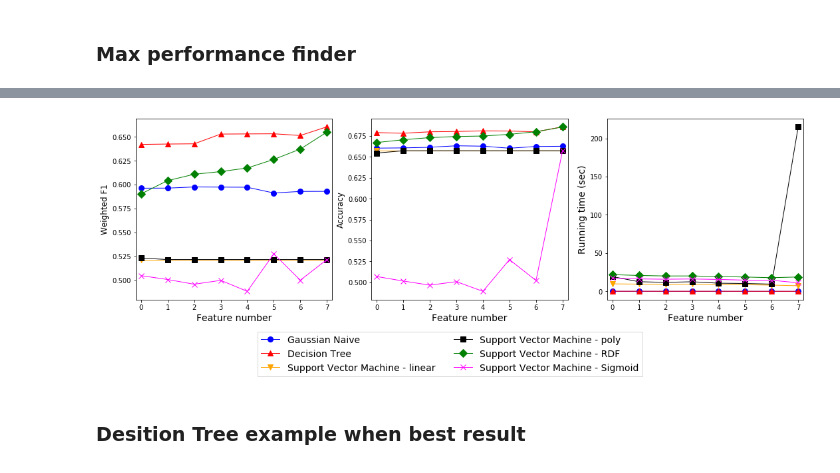
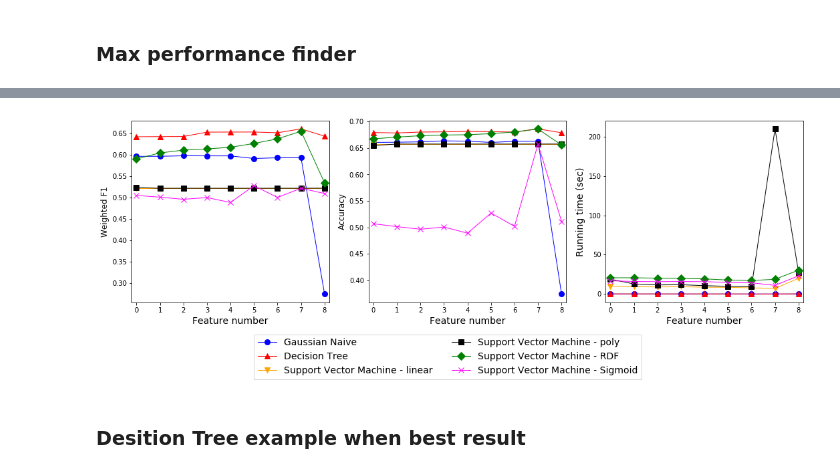
Before and after one commit to charliecarver/cosc247, a Jupyter notebook: testing/mingi/Mingi_playground_aggregation.ipynb, the cells around one changed output, grey strips where cells are left out. Saved outputs shown, nothing was run; the diff lists cells and outputs as text; code cells hidden in the pictures.

Commit message:
updated category variable

```diff
--- a/testing/mingi/Mingi_playground_aggregation.ipynb
+++ b/testing/mingi/Mingi_playground_aggregation.ipynb
@@ -216,5 +216,6 @@ array([[1., 0., 0., ..., 0., 0., 0.],
        [0., 0., 0., ..., 0., 0., 0.]])
 # %%
 genre_dummies = pd.get_dummies(df['root-genre'])
-genre_dummies
+df = df.join(genre_dummies)
+df
 # %% [output]
@@ -390,33 +492,4 @@ name = ["Gaussian Naive", "Decision Tree", "Support Vector Machine - linear",
 # %%
-# variable divide for training
-# ====================================
-# 1. feature extraction
-# with first-release-year
-training_feature_list = list()
-
-training_feature_0 = ["unixReviewTime", "price", "first-release-year", "salesRank", "helpful_transformed", "total_songs", "total_copurchase"]
-training_feature_1 = ["unixReviewTime", "price", "salesRank", "helpful_transformed", "total_songs", "total_copurchase"]
-training_feature_2 = ["unixReviewTime", "price", "salesRank", "helpful_transformed", "total_copurchase"]
-training_feature_3 = ["unixReviewTime", "price", "salesRank", "helpful_transformed", "total_songs"]
-training_feature_4 = ["unixReviewTime", "price", "salesRank", "helpful_transformed"]
-training_feature_5 = ["price", "salesRank", "helpful_transformed"]
-training_feature_6 = ["salesRank", "helpful_transformed"]
-training_feature_7 = ["helpful_transformed"]
-
-# index i for iteration
-training_feature_list = [training_feature_0, training_feature_1, training_feature_2, training_feature_3, training_feature_4, training_feature_5,
-                         training_feature_6, training_feature_7]
-# for short time just checking
-#training_feature_list = [training_feature_0, training_feature_1]
-
-# fixed
-result_feature = ['Target']
-dependent_variable = product_data[result_feature]
-f1_performance_comparison_dict = dict()
-acc_performance_comparison_dict = dict()
-runtime_performance_comparison_dict = dict()
-# ====================================
-
 for i, training_feature in enumerate(training_feature_list):
     independent_variable = product_data[training_feature]
     kfold = model_selection.KFold(n_splits=5, shuffle=True, random_state=42)
@@ -515,35 +588,35 @@ color_map =['blue',
 'orange',
 'black',
 'green',
 'magenta',
 'cadetblue',
 'chartreuse',
 'chocolate',
 'coral',
 'cornflowerblue',
 'deepskyblue',
 'limegreen']
-marker_list = ['o', '^', 'v', 's', 'D' , 'x']
+marker_list = ['o', '^', 'v', 's', 'D' , 'x', '*']
 
 for model_index in range(len(classifiers)):
     feature_type = []
     model_f1_preformance = []
     model_acc_preformance = []
     model_time_performance = []
     for key, val in f1_performance_comparison_dict.items():
         if int(key[1]) == int(model_index):
             feature_type.append(key[0])
             model_f1_preformance.append(val)
             model_acc_preformance.append(acc_performance_comparison_dict[key])
             model_time_performance.append(runtime_performance_comparison_dict[key])
     ax1.plot(feature_type, model_f1_preformance, lw=1, marker=marker_list[model_index], markersize=8, color=color_map[model_index], label=name[model_index])
     ax2.plot(feature_type, model_acc_preformance, lw=1, marker=marker_list[model_index], markersize=8, color=color_map[model_index], label=name[model_index])
     ax3.plot(feature_type, model_time_performance, lw=1, marker=marker_list[model_index], markersize=8, color=color_map[model_index], label=name[model_index])
 
 plt.legend(loc='center', bbox_to_anchor=(-0.8, -0.3), fancybox=False, shadow=False, ncol=2, fontsize=14)
 plt.show()
 # %% [output]
-[figure, old version]
+[figure, new version]
 # %% [markdown]
 ### Desition Tree example when best result
 # %%
```
Also changed, not shown: parts of 14 cells of this notebook, 1 other file.
